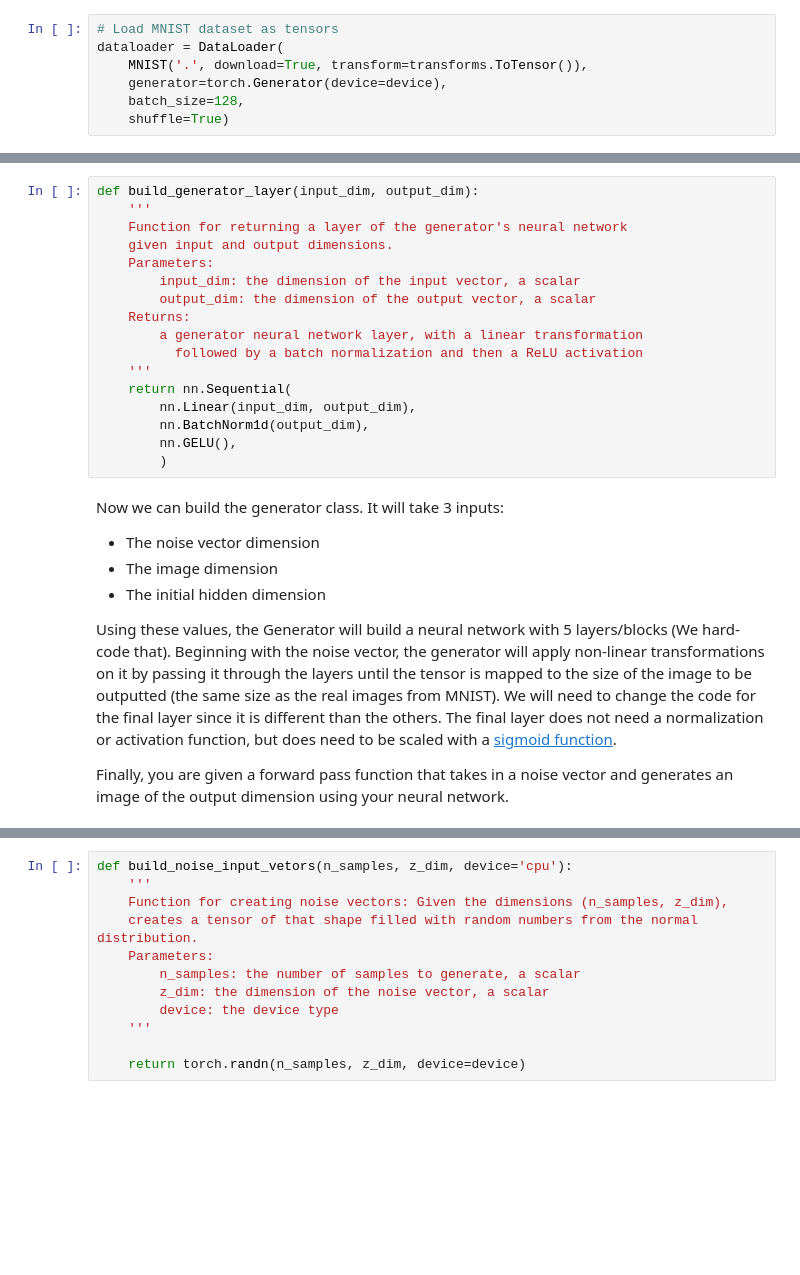
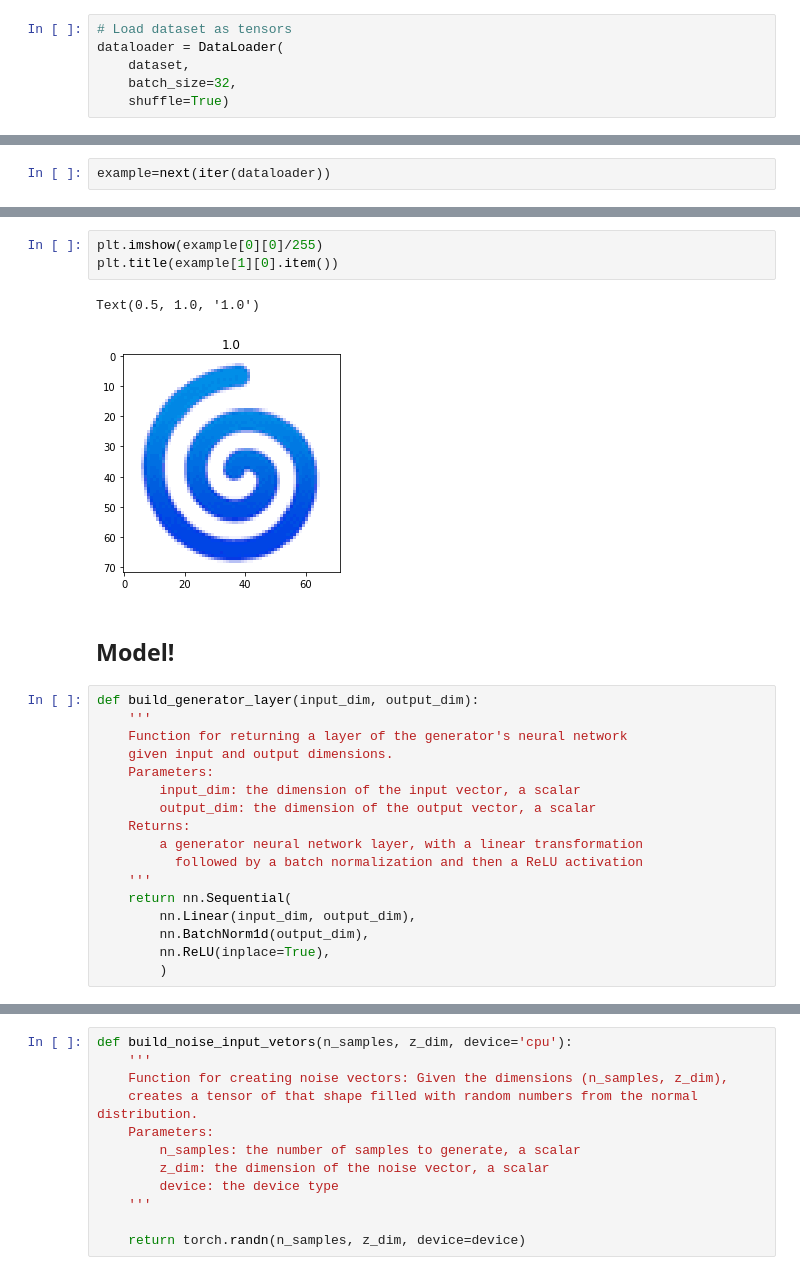
Before and after one commit to NiiHam/Signal_Denoising_GAN_Project_WS22, a Jupyter notebook: code/Smileys_GAN.ipynb, the cells around one changed output, grey strips where cells are left out. Drawn from its saved outputs; the diff is of its cells as text; blank space fills up the shorter version.

```diff
--- a/code/Smileys_GAN.ipynb
+++ b/code/Smileys_GAN.ipynb
@@ -79,7 +74,6 @@ device(type='cuda')
 # %%
-# Load MNIST dataset as tensors
+# Load dataset as tensors
 dataloader = DataLoader(
-    MNIST('.', download=True, transform=transforms.ToTensor()),
-    generator=torch.Generator(device=device),
-    batch_size=128,
+    dataset,
+    batch_size=32,
     shuffle=True)
@@ -109,0 +80,2 @@ We will start by creating a function to make a single layer/block for the genera
+# %%
+example=next(iter(dataloader))
@@ -110,3 +122,11 @@ We will start by creating a function to make a single layer/block for the genera
+# %%
+plt.imshow(example[0][0]/255)
+plt.title(example[1][0].item())
+# %% [output]
+Text(0.5, 1.0, '1.0')
+[figure, added]
+# %% [markdown]
+## Model!
 # %%
 def build_generator_layer(input_dim, output_dim):
     '''
@@ -122,18 +142,8 @@ def build_generator_layer(input_dim, output_dim):
     return nn.Sequential(
         nn.Linear(input_dim, output_dim),
         nn.BatchNorm1d(output_dim),
-        nn.GELU(),
+        nn.ReLU(inplace=True),
         )
-# %% [markdown]
-Now we can build the generator class. It will take 3 inputs:
-
-*   The noise vector dimension
-*   The image dimension
-*   The initial hidden dimension
-
-Using these values, the Generator will build a neural network with 5 layers/blocks (We hard-code that). Beginning with the noise vector, the generator will apply non-linear transformations on it by passing it through the layers until the tensor is mapped to the size of the image to be outputted (the same size as the real images from MNIST). We will need to change the code for the final layer since it is different than the others. The final layer does not need a normalization or activation function, but does need to be scaled with a [sigmoid function](https://pytorch.org/docs/master/generated/torch.nn.Sigmoid.html).
-
-Finally, you are given a forward pass function that takes in a noise vector and generates an image of the output dimension using your neural network.
 # %%
 class Generator(nn.Module):
     '''
```
Also changed, not shown: parts of 41 cells of this notebook, 22 other files.
